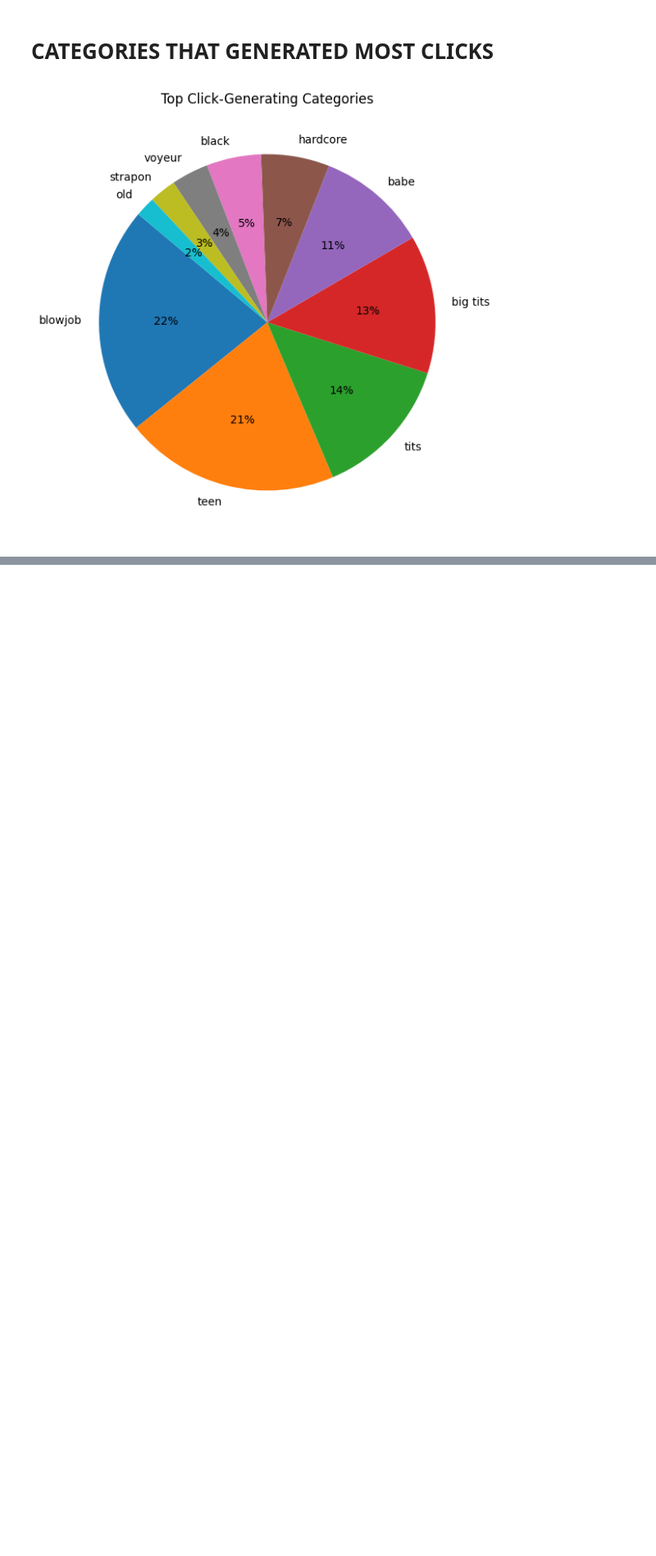
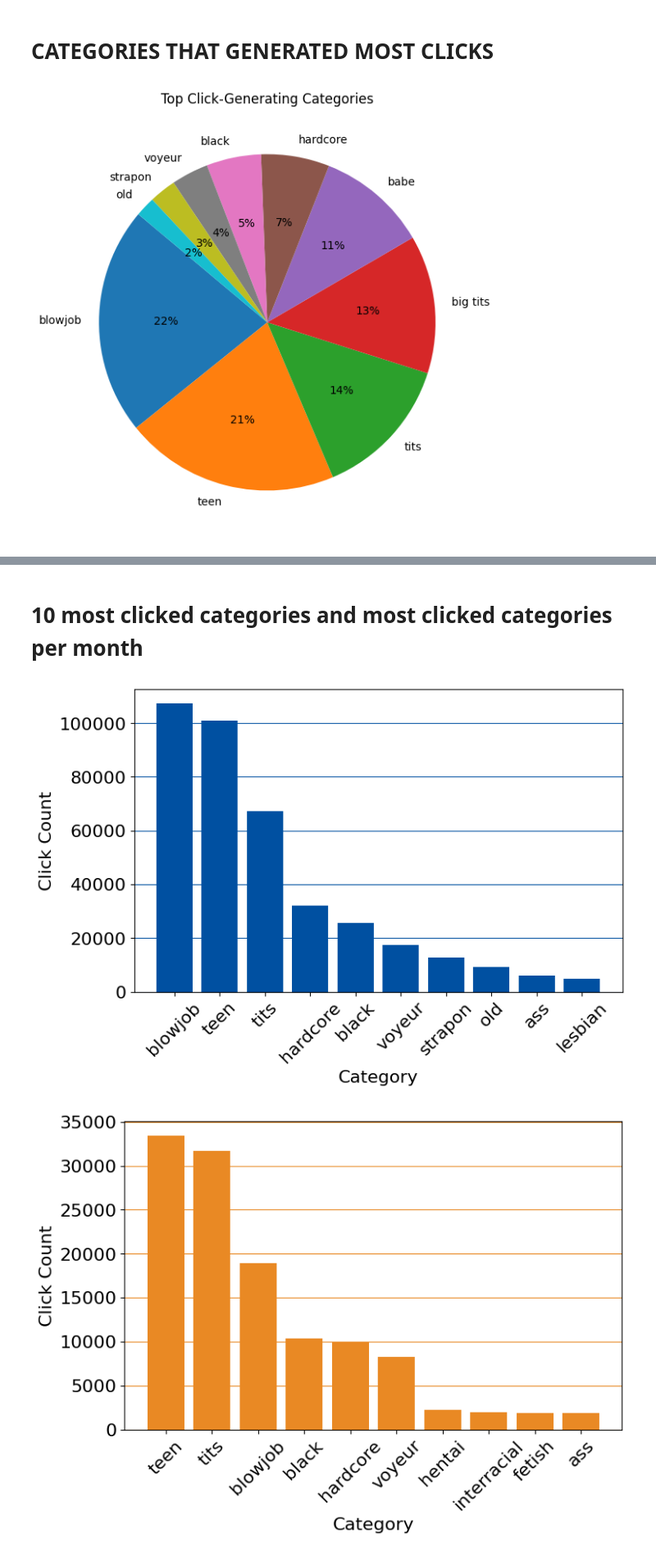
Before and after one commit to tkBischoff/BuisnessIntelligence, a Jupyter notebook: overalltrends.ipynb, the cells around one changed output, grey strips where cells are left out. Shown at 82% size. Drawn from its saved outputs; the diff is of its cells as text; code cells hidden in the pictures; blank space fills up the shorter version.

```diff
--- a/overalltrends.ipynb
+++ b/overalltrends.ipynb
@@ -445,0 +480,41 @@ plt.show()
+# %% [markdown]
+# 10 most clicked categories and most clicked categories per month
+# %%
+# Re-importing necessary libraries after a system error
+import matplotlib.pyplot as plt
+import pandas as pd
+
+# Loading the data from the CSV file
+df = pd.read_csv('./data/most_clicked_categories.csv')
+top_categories = df[df['CATEGORY'].notna() & df['MONTH'].isna()].nlargest(10, 'CLICKCOUNT')
+
+# Plot the overall most clicked categories
+plt.figure(figsize=(8, 5), facecolor='white')
+plt.bar(top_categories['CATEGORY'], top_categories['CLICKCOUNT'], color='#0050a1')
+plt.xlabel('Category', fontsize=16)
+plt.ylabel('Click Count', fontsize=16)
+plt.xticks(rotation=45, fontsize=16)
+plt.yticks(fontsize=16)
+plt.grid(axis='y', linestyle='-', color='#0050a1')
+plt.show()
+
+# For monthly data, filter by each month and plot similarly
+for month in [3, 4, 5]:
+    # Filter out rows where 'CATEGORY' is NaN
+    monthly_data = df[(df['MONTH'] == month) & (df['CATEGORY'].notna())]
+    # Get top 10 categories based on click count
+    monthly_data = monthly_data.nlargest(10, 'CLICKCOUNT')
+    # Convert 'CATEGORY' to string type
+    monthly_data['CATEGORY'] = monthly_data['CATEGORY'].astype(str)
+    plt.figure(figsize=(8, 5), facecolor='white')
+    plt.bar(monthly_data['CATEGORY'], monthly_data['CLICKCOUNT'], color='#e98924')
+    month_name = pd.to_datetime(f"2023-{month}-01").strftime('%B')
+    plt.xlabel('Category', fontsize=16)
+    plt.ylabel('Click Count', fontsize=16)
+    plt.xticks(rotation=45, fontsize=16)
+    plt.yticks(fontsize=16)
+    plt.grid(axis='y', linestyle='-', color='#e98924')
+    plt.show()
+# %% [output]
+[figure, added]
+[figure, added]
```
Also changed, not shown: parts of 8 cells of this notebook, 6 other files.
